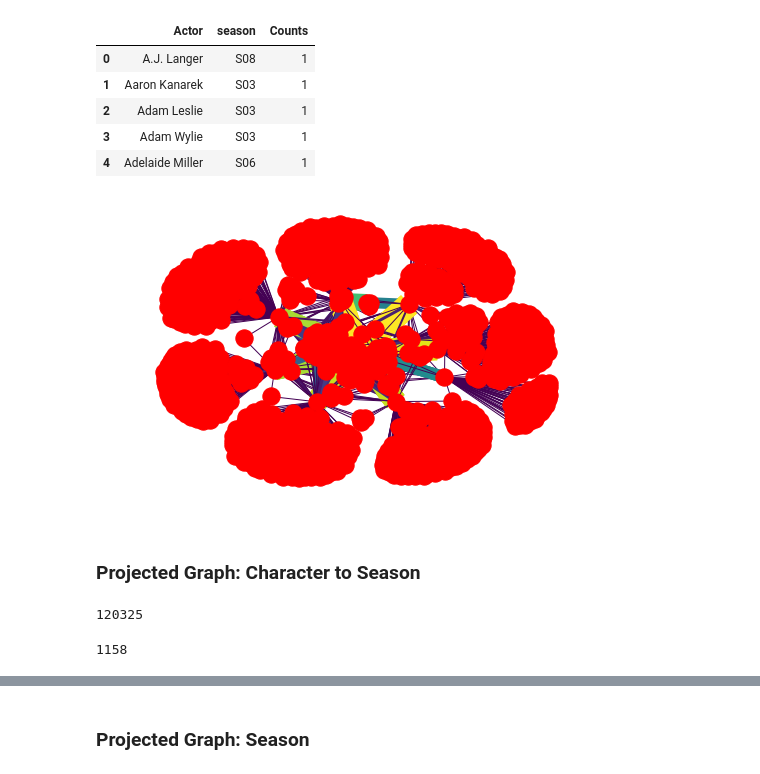
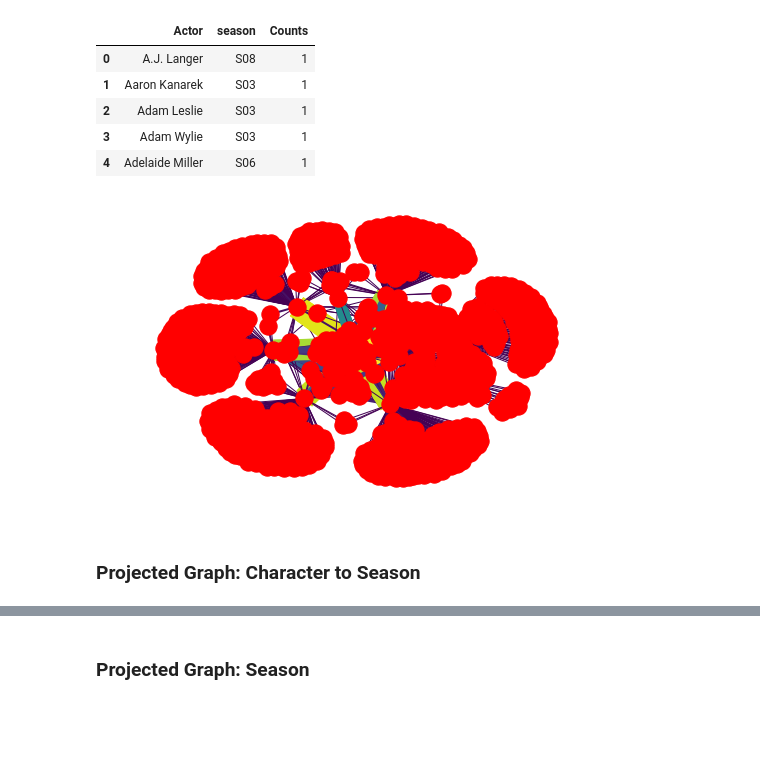
Before and after one commit to wwells/CUNY_DATA_620_GROUP, a Jupyter notebook: Final_Project/Seinfeld_SNA.ipynb, the cells around one changed output, grey strips where cells are left out. Saved outputs shown, nothing was run; the diff lists cells and outputs as text; code cells hidden in the pictures; blank space fills up the shorter version.

Commit message:
Update: Characters to Scene

```diff
--- a/Final_Project/Seinfeld_SNA.ipynb
+++ b/Final_Project/Seinfeld_SNA.ipynb
@@ -110,6 +148,25 @@ def centrality_measures(g):
     pagerank = nx.pagerank(g)
     print "Pagerank:"
     print sorted(pagerank.iteritems(), key=lambda(k,v): (-v,k))[0:10]
+# %%
+def make_draw_graph(graphName, node_values,df):
+    #make graph
+    g = nx.Graph(name = graphName)
+
+    #get nodes
+    g.add_nodes_from(node_values)
+
+    #get edges
+    edges_tuples = [tuple(x) for x in df.values]
+    g.add_weighted_edges_from(edges_tuples)
+
+    #weight the data for edge width and coloring.  Code borrowed and modified from SNA.
+    weights = [float(edata['weight']) for f, t, edata in g.edges(data=True)]
+
+    #draw graph
+    nx.draw_spring(g, with_labels=False, width = weights, edge_color = weights)
+
+    return g
 # %%
 #####
 ## islands method
@@ -183,3 +246,5 @@ characters_season = nx.Graph(name = "Actors and Seasson")
 # %%
-#get nodes-users and sites
-node_values_cast = list(sf_cast_group.Actor.values) + list(sf_cast_group.season.values)
+#draw actor and season graph
+characters_season = make_draw_graph("Actors and Season", list(sf_cast_group.Actor.values) + list(sf_cast_group.season.values),sf_cast_group)
+# %% [output]
+[figure, added]
@@ -196,19 +251,7 @@ weights = [float(edata['weight']) for f, t, edata in characters_season.edges(dat
-# %%
-nx.draw_spring(characters_season, with_labels=False, width = weights, edge_color = weights)
-# %% [output]
-[figure, removed]
 # %% [markdown]
 <h3> Projected Graph: Character to Season </h3>
 # %%
 character_graph = bi.weighted_projected_graph(characters_season, list(sf_cast_group.Actor.values), ratio=False)
-# %%
-character_graph.number_of_edges()
-# %% [output]
-120325
-# %%
-character_graph.number_of_nodes()
-# %% [output]
-1158
 # %%
 centrality_measures(character_graph) #takes awhile to run
 # %% [output]
```
Also changed, not shown: parts of 39 cells of this notebook.
